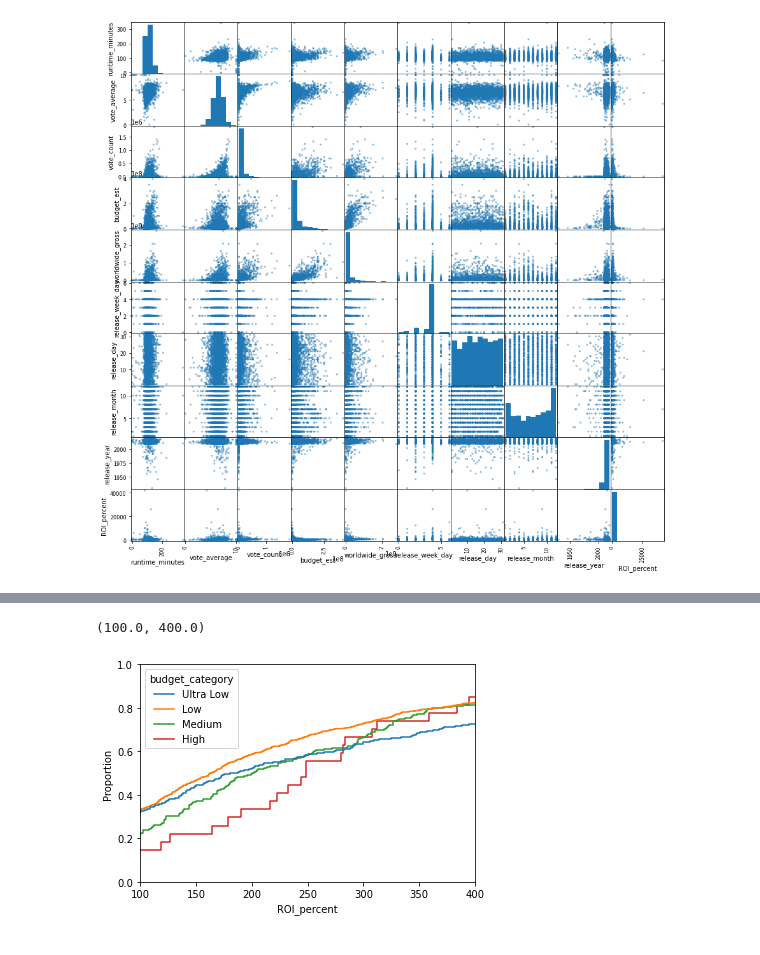
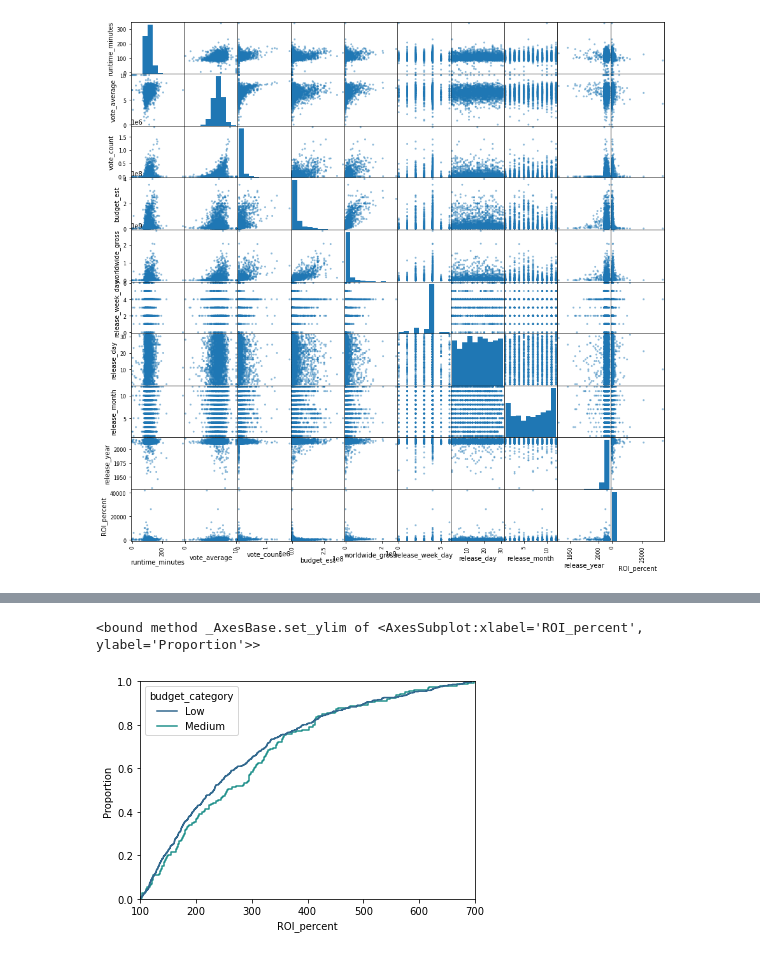
Before and after one commit to mattlegro/MovieReleaseAnalysis, a Jupyter notebook: analysis.ipynb, the cells around one changed output, grey strips where cells are left out. Saved outputs shown, nothing was run; the diff lists cells and outputs as text; code cells hidden in the pictures.

```diff
--- a/analysis.ipynb
+++ b/analysis.ipynb
@@ -133,0 +297,10 @@ sns.boxplot(x='release_month',y='ROI_percent',data=movie_collection,showfliers =
+# %%
+pal = sns.color_palette('viridis',5)
+rgb_tuples = [(1,0,0)]
+for color in pal:
+    rgb_tuples.append(color)
+new_pal = sns.color_palette(rgb_tuples)
+sns.scatterplot(x='budget_est',y='worldwide_gross',data=movie_collection,
+                hue='ROI_category',legend=False,
+                hue_order = ['Not Profitable','Less Than 100%','100-400%','400-700%','700-1000%','Over 1000%'],
+                palette=new_pal);
@@ -136,7 +323,4 @@ I'm seeing that there are a decent number of movies in the collection that did n
 # %%
 profitable_collection = movie_collection.loc[movie_collection.ROI_percent > 0]
+profitable_collection = profitable_collection.reset_index()
+profitable_collection = profitable_collection.drop(columns = 'index')
-# %%
-profitable_collection['budget_category'] = profitable_collection.budget_est.apply( lambda x: 'High' if x >= 200000001 else (
-                                                                                             'Medium' if x >= 100000000 else (
-                                                                                             'Low' if x >= 10000000 else
-                                                                                             'Ultra Low' )))
@@ -149,6 +326,0 @@ See the caveats in the documentation: https://pandas.pydata.org/pandas-docs/stab
-# %%
-profitable_collection['ROI_category'] = profitable_collection.ROI_percent.apply( lambda x: 'Over 1000%' if x >= 1000 else (
-                                                                                          '700-1000%' if x >= 700 else (
-                                                                                          '400-700%' if x >= 400 else (
-                                                                                          '100-400%' if x >= 100 else
-                                                                                          'Less Than 100%' ))))
@@ -252,10 +370,13 @@ sns.lmplot(x='budget_est',y='worldwide_gross',data=profitable_collection,
 # %%
-fig1, ax1 = plt.subplots()
-sns.ecdfplot(data=profitable_collection.loc[(profitable_collection.ROI_percent > 0) &
-                                            (profitable_collection.ROI_percent < 1000)],
+fig2, ax2 = plt.subplots()
+sns.ecdfplot(data=profitable_collection.loc[((profitable_collection.budget_category == 'Medium')|
+                                          (profitable_collection.budget_category == 'Low')) &
+                                           ((profitable_collection.ROI_category == '100-400%')|
+                                          (profitable_collection.ROI_category == '400-700%'))],
              x='ROI_percent',hue = 'budget_category',
-            hue_order = ['Ultra Low','Low','Medium','High'])
-ax1.set_xlim(100,400)
+            hue_order = ['Low','Medium'],palette=new_pal[2:4])
+ax2.set_xlim(100,700)
+ax2.set_ylim
 # %% [output]
-(100.0, 400.0)
+<bound method _AxesBase.set_ylim of <AxesSubplot:xlabel='ROI_percent', ylabel='Proportion'>>
-[figure, old version]
+[figure, new version]
```
Also changed, not shown: parts of 59 cells of this notebook, 3 other files.
